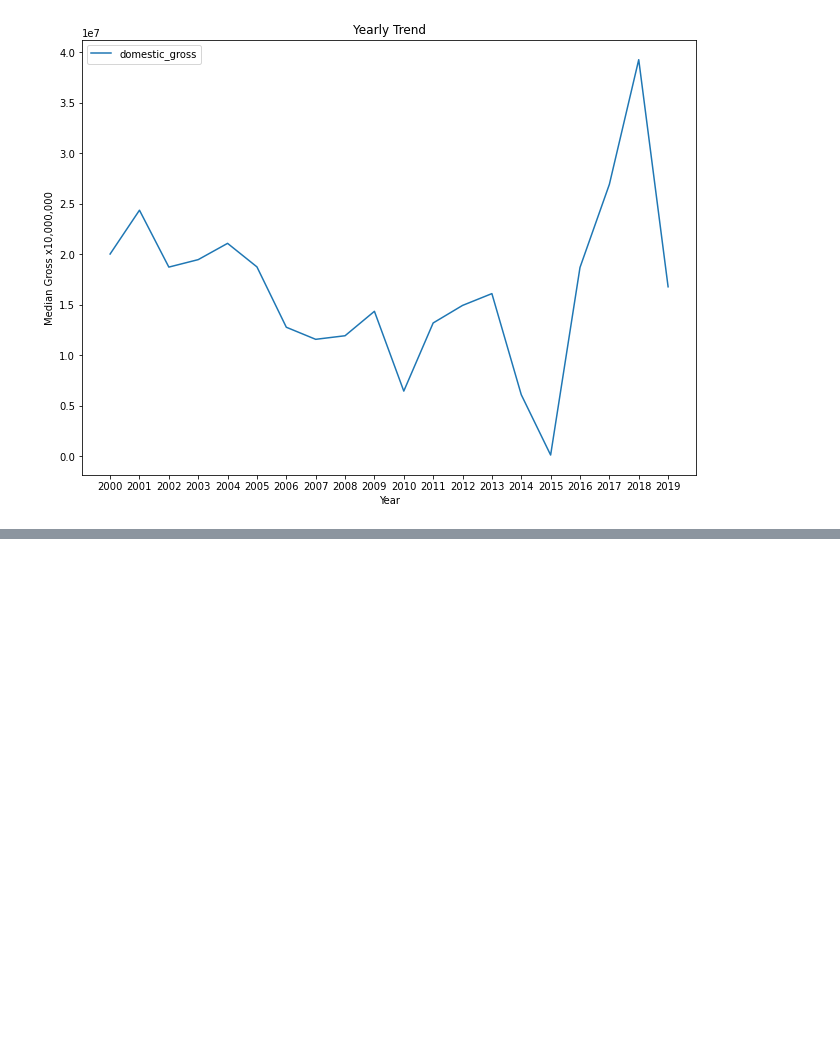
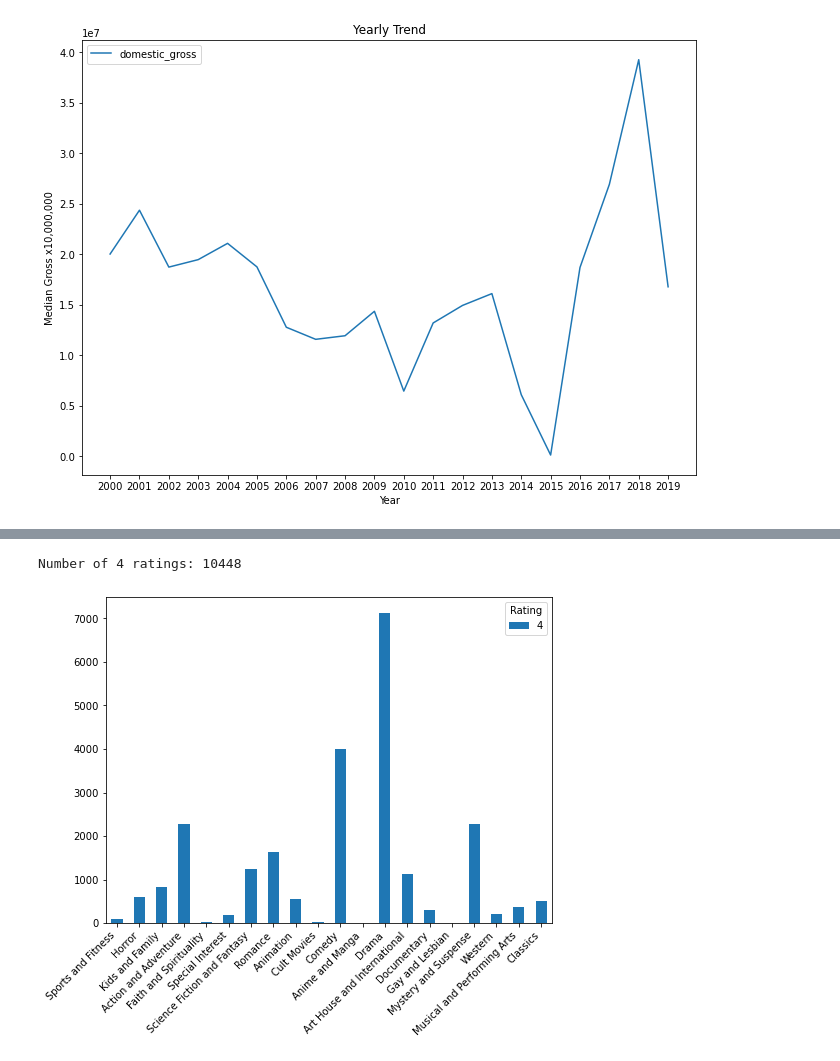
Before and after one commit to klsalcedo/microsoft_movie_analysis, a Jupyter notebook: microsoft_movie_analysis.ipynb, the cells around one changed output, grey strips where cells are left out. Drawn from its saved outputs; the diff is of its cells as text; code cells hidden in the pictures; blank space fills up the shorter version.

```diff
--- a/microsoft_movie_analysis.ipynb
+++ b/microsoft_movie_analysis.ipynb
@@ -383,0 +374,10 @@ plt.xticks(ticks = x_ticks);
+# %%
+#create df of 4 ratings and plot
+high4 = high_rate[high_rate['Rating']==4.00]
+high4_sum = high4.groupby(['Rating']).sum()
+print('Number of 4 ratings:',len(high4))
+(high4_sum.T).plot.bar(figsize=(8,6));
+plt.xticks(rotation=45, ha='right');
+# %% [output]
+Number of 4 ratings: 10448
+[figure, added]
```
Also changed, not shown: parts of 34 cells of this notebook.
